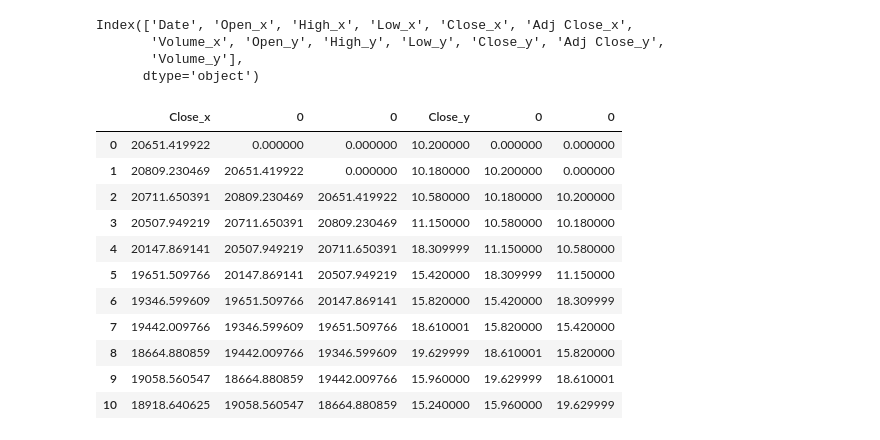
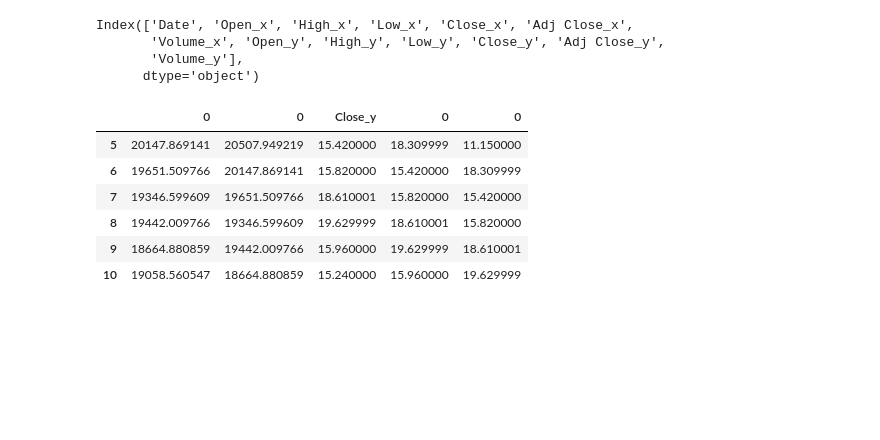
Before and after one commit to szzlyl/Pydata_test, a Jupyter notebook: Tensorflow Testing.ipynb, the cells around one changed output. Saved outputs shown, nothing was run; the diff lists cells and outputs as text; code cells hidden in the pictures; blank space fills up the shorter version.

```diff
--- a/Tensorflow Testing.ipynb
+++ b/Tensorflow Testing.ipynb
@@ -66,18 +66,13 @@ rt_y=pd.concat(DtF,axis=1)
 # %%
 rt_D=[rt,rt_y]
 rt=pd.concat(rt_D,axis=1)
-# %%
-rt
-# %% [output]
-|  | Close_x | 0 | 0 | Close_y | 0 | 0 |
-| 0 | 20651.419922 | 0.000000 | 0.000000 | 10.200000 | 0.000000 | 0.000000 |
-| 1 | 20809.230469 | 20651.419922 | 0.000000 | 10.180000 | 10.200000 | 0.000000 |
-| 2 | 20711.650391 | 20809.230469 | 20651.419922 | 10.580000 | 10.180000 | 10.200000 |
-| 3 | 20507.949219 | 20711.650391 | 20809.230469 | 11.150000 | 10.580000 | 10.180000 |
-| 4 | 20147.869141 | 20507.949219 | 20711.650391 | 18.309999 | 11.150000 | 10.580000 |
-| 5 | 19651.509766 | 20147.869141 | 20507.949219 | 15.420000 | 18.309999 | 11.150000 |
-| 6 | 19346.599609 | 19651.509766 | 20147.869141 | 15.820000 | 15.420000 | 18.309999 |
-| 7 | 19442.009766 | 19346.599609 | 19651.509766 | 18.610001 | 15.820000 | 15.420000 |
-| 8 | 18664.880859 | 19442.009766 | 19346.599609 | 19.629999 | 18.610001 | 15.820000 |
-| 9 | 19058.560547 | 18664.880859 | 19442.009766 | 15.960000 | 19.629999 | 18.610001 |
-| 10 | 18918.640625 | 19058.560547 | 18664.880859 | 15.240000 | 15.960000 | 19.629999 |
+# %%
+rt.iloc[5:,1:]
+# %% [output]
+|  | 0 | 0 | Close_y | 0 | 0 |
+| 5 | 20147.869141 | 20507.949219 | 15.420000 | 18.309999 | 11.150000 |
+| 6 | 19651.509766 | 20147.869141 | 15.820000 | 15.420000 | 18.309999 |
+| 7 | 19346.599609 | 19651.509766 | 18.610001 | 15.820000 | 15.420000 |
+| 8 | 19442.009766 | 19346.599609 | 19.629999 | 18.610001 | 15.820000 |
+| 9 | 18664.880859 | 19442.009766 | 15.960000 | 19.629999 | 18.610001 |
+| 10 | 19058.560547 | 18664.880859 | 15.240000 | 15.960000 | 19.629999 |
```
Also changed, not shown: 1 other file.
